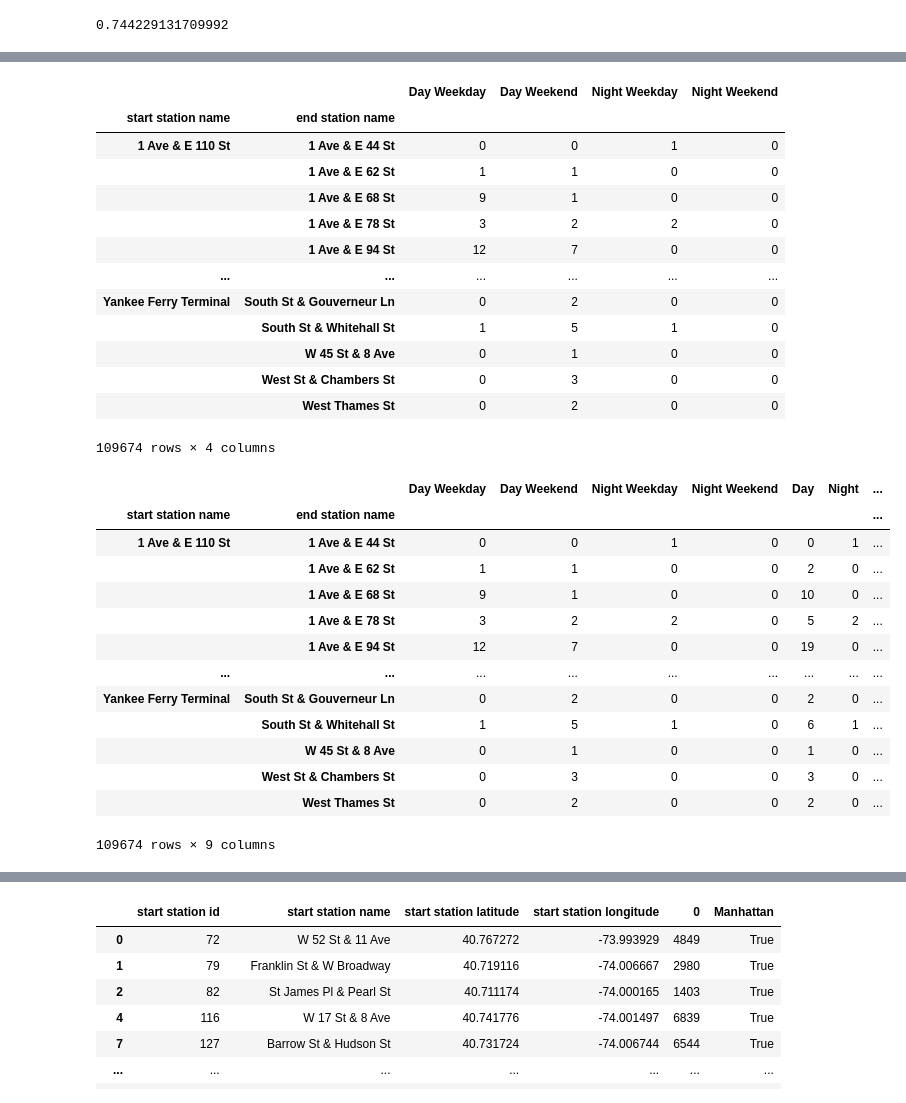
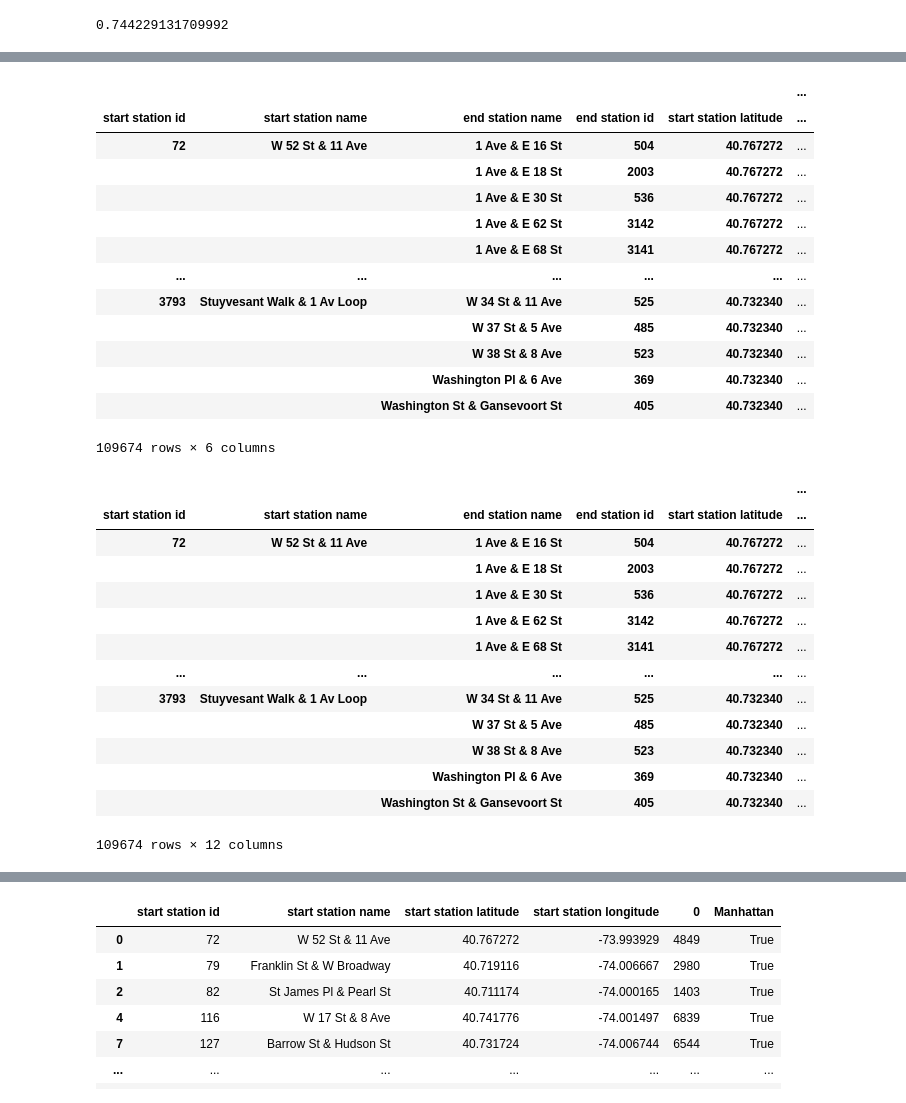
Before and after one commit to jpFenley/citibike-network, a Jupyter notebook: Citibike Network.ipynb, the cells around one changed output, grey strips where cells are left out. Drawn from its saved outputs; the diff is of its cells as text; code cells hidden in the pictures.

```diff
--- a/Citibike Network.ipynb
+++ b/Citibike Network.ipynb
@@ -2,8 +2,8 @@
 import pandas as pd
 import numpy as np
 # %%
-df = pd.read_csv(r'C:\Users\jakep\OneDrive\Documents\CS639\citibike-network\2019_citibike.csv',
-                parse_dates = ['Start Time'],
-                usecols = ['Trip Duration', 'Start Time', 'Start Station ID', 'End Station ID'])
+df = pd.read_csv(r'C:\Users\jakep\OneDrive\Documents\CS639\citibike-network\Data\citibike.csv',
+                parse_dates = ['starttime'],
+                usecols = ['starttime', 'start station id', 'start station name', 'end station id','start station latitude', 'start station longitude', 'end station latitude', 'end station longitude', 'end station name'])
 print(df)
 # %% [output]
@@ -105,7 +105,8 @@ df.dtypes
 df.loc[df['starttime'].dt.dayofweek < 5, 'Weekday'] = 'Weekday'
 df.loc[df['starttime'].dt.dayofweek >= 5, 'Weekday'] = 'Weekend'
 #df['Weekday'] = df['starttime'].dt.dayofweek < 5 else 'Weekend'
-df.loc[(21 > df['starttime'].dt.hour) & (df['starttime'].dt.hour >= 7), 'Daytime'] = 'Day'
+df.loc[(12 > df['starttime'].dt.hour) & (df['starttime'].dt.hour >= 7), 'Daytime'] = 'Morning'
+df.loc[(21 > df['starttime'].dt.hour) & (df['starttime'].dt.hour >= 12), 'Daytime'] = 'Afternoon'
 df.loc[(21 <= df['starttime'].dt.hour) | (df['starttime'].dt.hour < 7), 'Daytime'] = 'Night'
 #df['Daytime'] = (9 > df['starttime'].dt.hour) & (df['starttime'].dt.hour >= 7)
 #df['Daytime'] = (9 > df['starttime'].dt.hour) & (df['starttime'].dt.hour >= 7)
@@ -158,42 +159,43 @@ df
 # %%
-summary = df.groupby(['start station name', 'end station name', 'Weekday', 'Daytime']).size()
+summary = df.groupby(['start station id', 'start station name', 'end station name', 'end station id', 'start station latitude', 'start station longitude', 'end station latitude', 'end station longitude', 'Weekday', 'Daytime']).size()
 summary = summary.unstack(fill_value=0).unstack(fill_value=0)
 summary.columns = [' '.join(col).strip() for col in summary.columns.values]
 summary
 # %% [output]
-|  |  | Day Weekday | Day Weekend | Night Weekday | Night Weekend |
-| start station name | end station name |  |  |  |  |
-| 1 Ave & E 110 St | 1 Ave & E 44 St | 0 | 0 | 1 | 0 |
-|  | 1 Ave & E 62 St | 1 | 1 | 0 | 0 |
-|  | 1 Ave & E 68 St | 9 | 1 | 0 | 0 |
-|  | 1 Ave & E 78 St | 3 | 2 | 2 | 0 |
-|  | 1 Ave & E 94 St | 12 | 7 | 0 | 0 |
+|  |  |  |  |  | ... |
+| start station id | start station name | end station name | end station id | start station latitude | ... |
+| 72 | W 52 St & 11 Ave | 1 Ave & E 16 St | 504 | 40.767272 | ... |
+|  |  | 1 Ave & E 18 St | 2003 | 40.767272 | ... |
+|  |  | 1 Ave & E 30 St | 536 | 40.767272 | ... |
+|  |  | 1 Ave & E 62 St | 3142 | 40.767272 | ... |
+|  |  | 1 Ave & E 68 St | 3141 | 40.767272 | ... |
 | ... | ... | ... | ... | ... | ... |
-| Yankee Ferry Terminal | South St & Gouverneur Ln | 0 | 2 | 0 | 0 |
-|  | South St & Whitehall St | 1 | 5 | 1 | 0 |
-|  | W 45 St & 8 Ave | 0 | 1 | 0 | 0 |
-|  | West St & Chambers St | 0 | 3 | 0 | 0 |
-|  | West Thames St | 0 | 2 | 0 | 0 |
+| 3793 | Stuyvesant Walk & 1 Av Loop | W 34 St & 11 Ave | 525 | 40.732340 | ... |
+|  |  | W 37 St & 5 Ave | 485 | 40.732340 | ... |
+|  |  | W 38 St & 8 Ave | 523 | 40.732340 | ... |
+|  |  | Washington Pl & 6 Ave | 369 | 40.732340 | ... |
+|  |  | Washington St & Gansevoort St | 405 | 40.732340 | ... |
-109674 rows × 4 columns
+109674 rows × 6 columns
 # %%
-summary['Day'] = summary['Day Weekday'] + summary['Day Weekend']
+summary['Morning'] = summary['Morning Weekday'] + summary['Morning Weekend']
+summary['Afternoon'] = summary['Afternoon Weekday'] + summary['Afternoon Weekend']
 summary['Night'] = summary['Night Weekday'] + summary['Night Weekend']
-summary['Weekday'] = summary['Night Weekday'] + summary['Day Weekday']
-summary['Weekend'] = summary['Night Weekend'] + summary['Day Weekend']
-summary['Total'] = summary['Day'] + summary['Night']
+summary['Weekday'] = summary['Night Weekday'] + summary['Morning Weekday'] + summary['Afternoon Weekday']
+summary['Weekend'] = summary['Night Weekend'] + summary['Morning Weekend'] + summary['Afternoon Weekend']
+summary['Total'] = summary['Morning'] + summary['Afternoon'] +summary['Night']
 summary
 # %% [output]
-|  |  | Day Weekday | Day Weekend | Night Weekday | Night Weekend | Day | Night | ... |
-| start station name | end station name |  |  |  |  |  |  | ... |
-| 1 Ave & E 110 St | 1 Ave & E 44 St | 0 | 0 | 1 | 0 | 0 | 1 | ... |
-|  | 1 Ave & E 62 St | 1 | 1 | 0 | 0 | 2 | 0 | ... |
-|  | 1 Ave & E 68 St | 9 | 1 | 0 | 0 | 10 | 0 | ... |
-|  | 1 Ave & E 78 St | 3 | 2 | 2 | 0 | 5 | 2 | ... |
-|  | 1 Ave & E 94 St | 12 | 7 | 0 | 0 | 19 | 0 | ... |
-| ... | ... | ... | ... | ... | ... | ... | ... | ... |
-| Yankee Ferry Terminal | South St & Gouverneur Ln | 0 | 2 | 0 | 0 | 2 | 0 | ... |
-|  | South St & Whitehall St | 1 | 5 | 1 | 0 | 6 | 1 | ... |
-|  | W 45 St & 8 Ave | 0 | 1 | 0 | 0 | 1 | 0 | ... |
-|  | West St & Chambers St | 0 | 3 | 0 | 0 | 3 | 0 | ... |
-|  | West Thames St | 0 | 2 | 0 | 0 | 2 | 0 | ... |
+|  |  |  |  |  | ... |
+| start station id | start station name | end station name | end station id | start station latitude | ... |
+| 72 | W 52 St & 11 Ave | 1 Ave & E 16 St | 504 | 40.767272 | ... |
+|  |  | 1 Ave & E 18 St | 2003 | 40.767272 | ... |
+|  |  | 1 Ave & E 30 St | 536 | 40.767272 | ... |
+|  |  | 1 Ave & E 62 St | 3142 | 40.767272 | ... |
+|  |  | 1 Ave & E 68 St | 3141 | 40.767272 | ... |
+| ... | ... | ... | ... | ... | ... |
+| 3793 | Stuyvesant Walk & 1 Av Loop | W 34 St & 11 Ave | 525 | 40.732340 | ... |
+|  |  | W 37 St & 5 Ave | 485 | 40.732340 | ... |
+|  |  | W 38 St & 8 Ave | 523 | 40.732340 | ... |
+|  |  | Washington Pl & 6 Ave | 369 | 40.732340 | ... |
+|  |  | Washington St & Gansevoort St | 405 | 40.732340 | ... |
-109674 rows × 9 columns
+109674 rows × 12 columns
```
Also changed, not shown: parts of 11 cells of this notebook, 4 other files.
